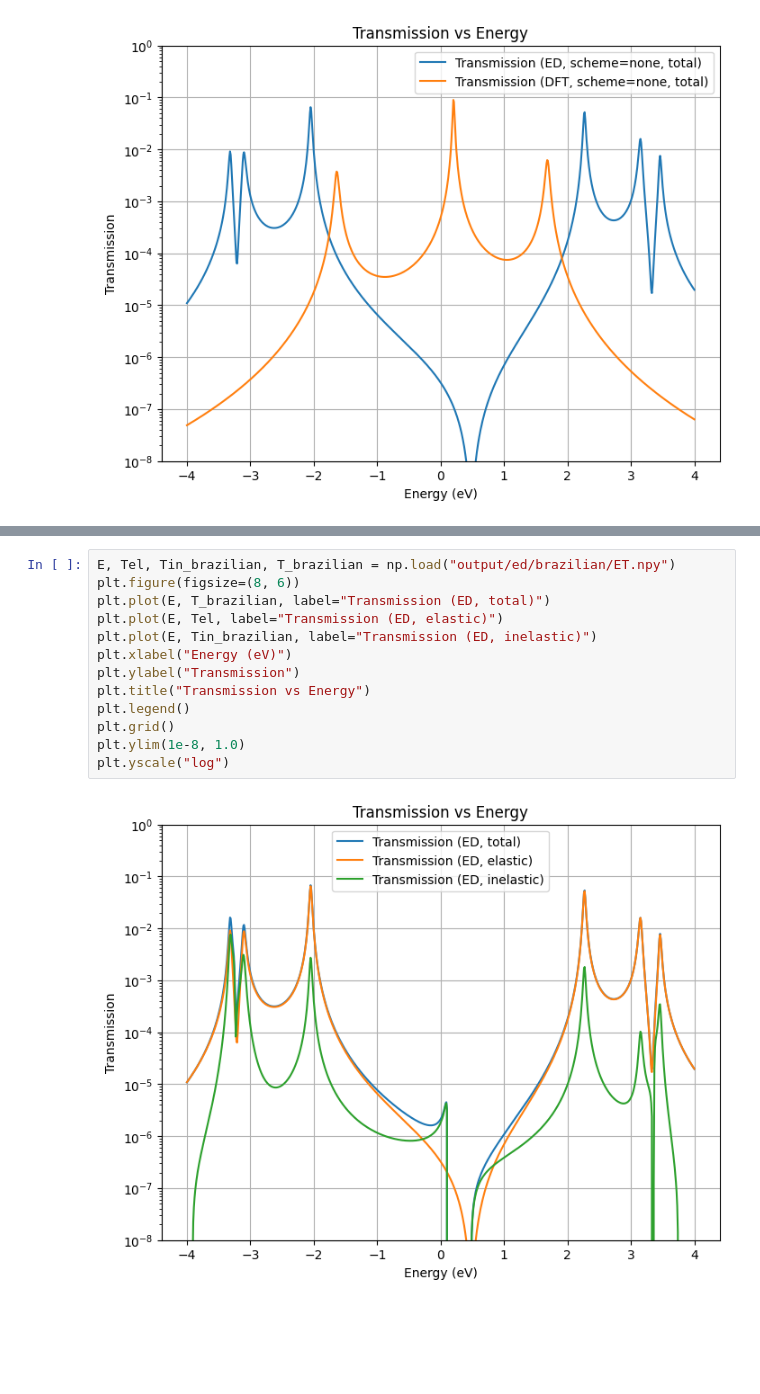
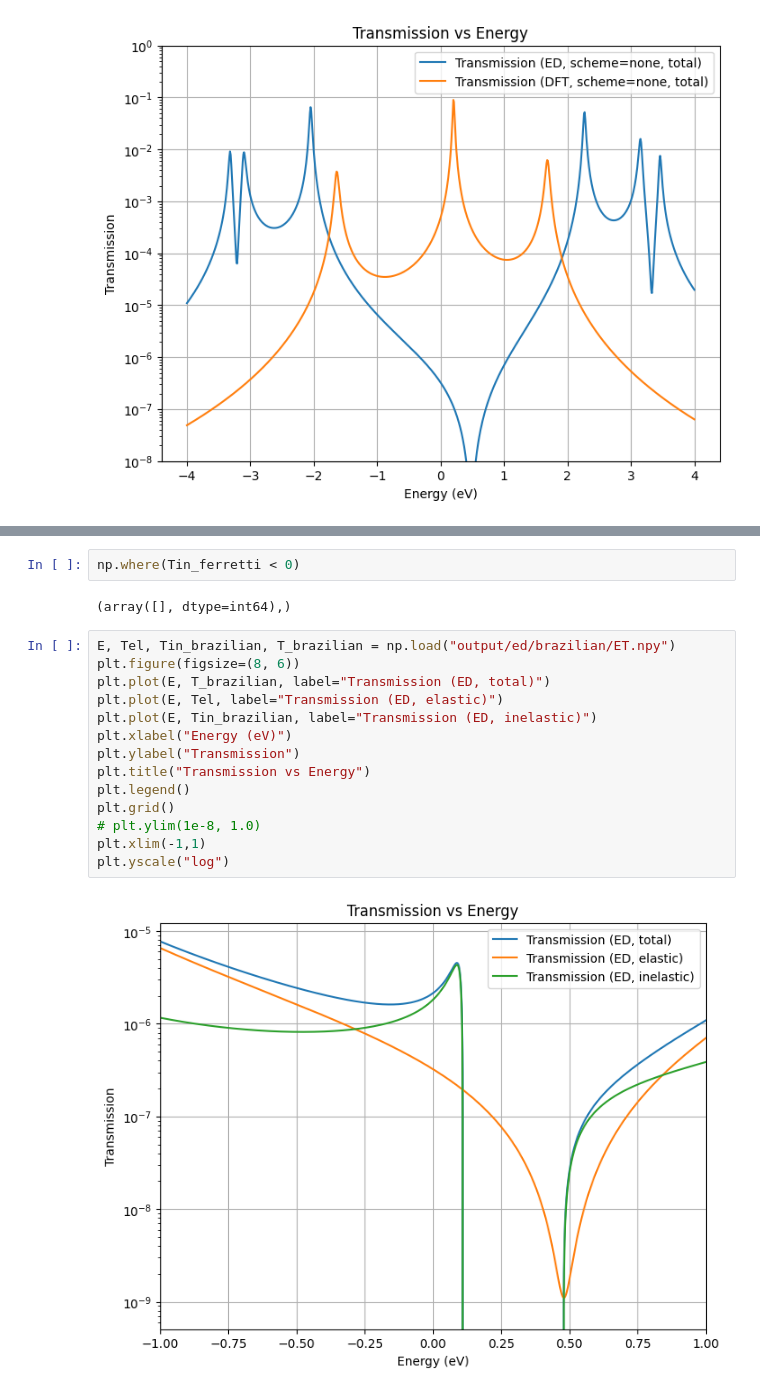
Before and after one commit to aj0337/qtpyt-tests, a Jupyter notebook: vertex_correction/pentadienyl/toy_model/analysis.ipynb, the cells around one changed output, grey strips where cells are left out. Cells and saved outputs as stored; diff of their text form; blank space fills up the shorter version.

```diff
--- a/vertex_correction/pentadienyl/toy_model/analysis.ipynb
+++ b/vertex_correction/pentadienyl/toy_model/analysis.ipynb
@@ -116,18 +116,23 @@ plt.yscale("log")
+# %%
+np.where(Tin_ferretti < 0)
+# %% [output]
+(array([], dtype=int64),)
 # %%
 E, Tel, Tin_brazilian, T_brazilian = np.load("output/ed/brazilian/ET.npy")
 plt.figure(figsize=(8, 6))
 plt.plot(E, T_brazilian, label="Transmission (ED, total)")
 plt.plot(E, Tel, label="Transmission (ED, elastic)")
 plt.plot(E, Tin_brazilian, label="Transmission (ED, inelastic)")
 plt.xlabel("Energy (eV)")
 plt.ylabel("Transmission")
 plt.title("Transmission vs Energy")
 plt.legend()
 plt.grid()
-plt.ylim(1e-8, 1.0)
+# plt.ylim(1e-8, 1.0)
+plt.xlim(-1,1)
 plt.yscale("log")
 # %% [output]
-[figure, old version]
+[figure, new version]
 # %%
 from pathlib import Path
 
```
Also changed, not shown: parts of 5 cells of this notebook, 5 other files.
